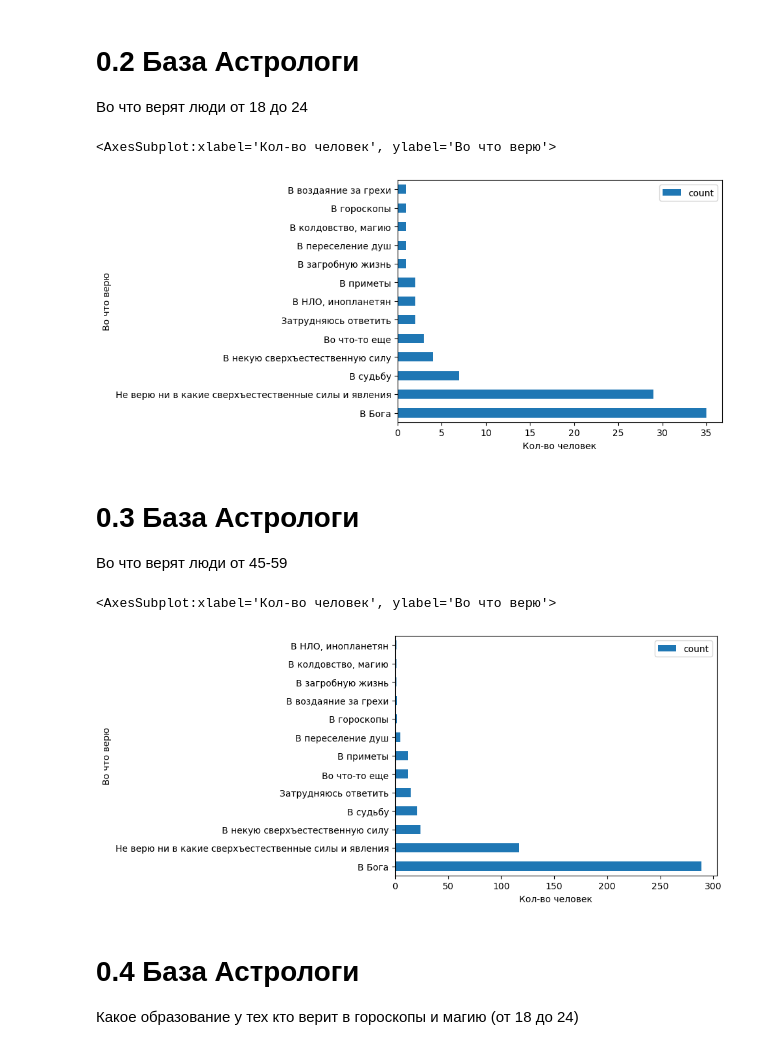
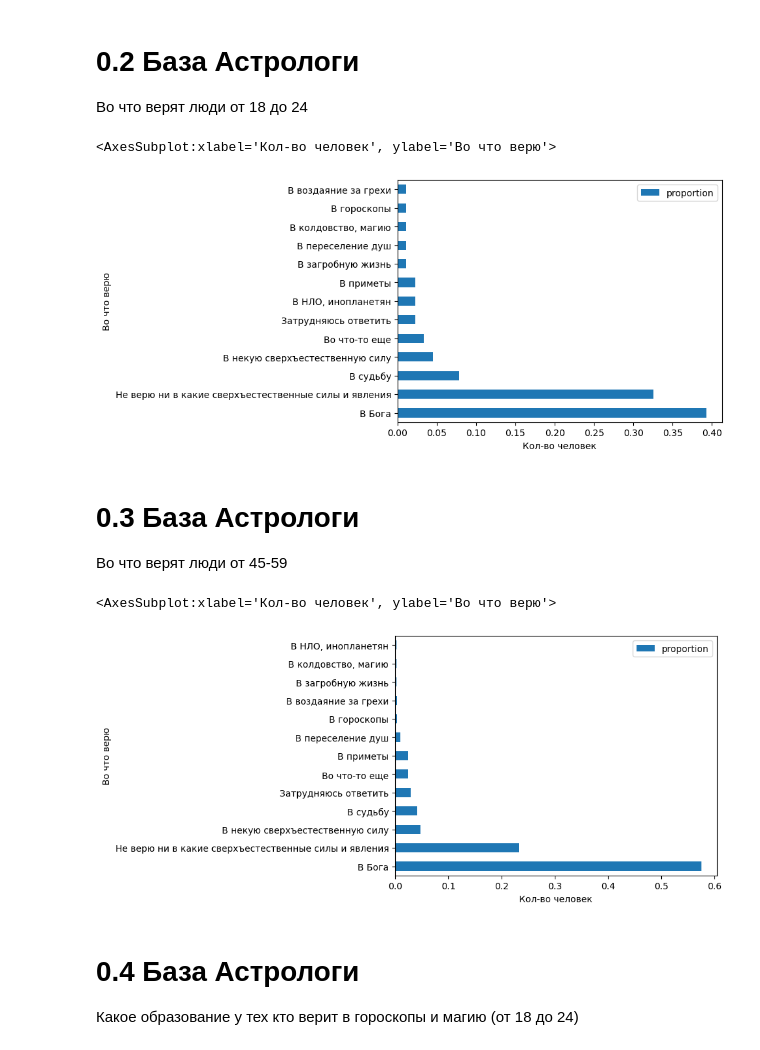
Before and after one commit to dacsson/religion_analysis, a Jupyter notebook: religion_analysis.ipynb, the cells around one changed output. Drawn from its saved outputs; the diff is of its cells as text; code cells hidden in the pictures.

```diff
--- a/religion_analysis.ipynb
+++ b/religion_analysis.ipynb
@@ -37,23 +37,23 @@ gen_m = pd.DataFrame(data = gen_m)
 
 Во что верят люди от 18 до 24
 # %%
-count_belief = pd.DataFrame(data=gen_z.astr1_1.value_counts())
+count_belief = pd.DataFrame(data=gen_z.astr1_1.value_counts(normalize=True))
 
 count_belief.plot(kind='barh', xlabel='Кол-во человек', ylabel = 'Во что верю')
 # %% [output]
 <AxesSubplot:xlabel='Кол-во человек', ylabel='Во что верю'>
-[figure, old version]
+[figure, new version]
 # %% [markdown]
 # 0.3 База Астрологи
 
 Во что верят люди от 45-59
 # %%
-count_belief2 = pd.DataFrame(data=gen_m.astr1_1.value_counts())
+count_belief2 = pd.DataFrame(data=gen_m.astr1_1.value_counts(normalize=True))
 
 count_belief2.plot(kind='barh', xlabel='Кол-во человек', ylabel = 'Во что верю')
 # %% [output]
 <AxesSubplot:xlabel='Кол-во человек', ylabel='Во что верю'>
-[figure, old version]
+[figure, new version]
 # %% [markdown]
 # 0.4 База Астрологи
 
```
